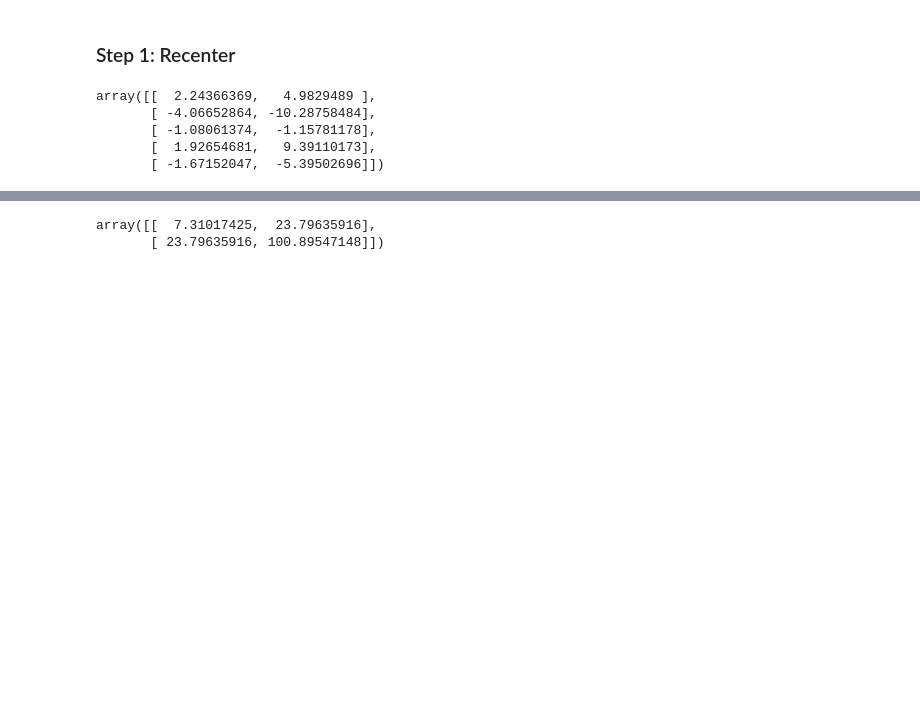
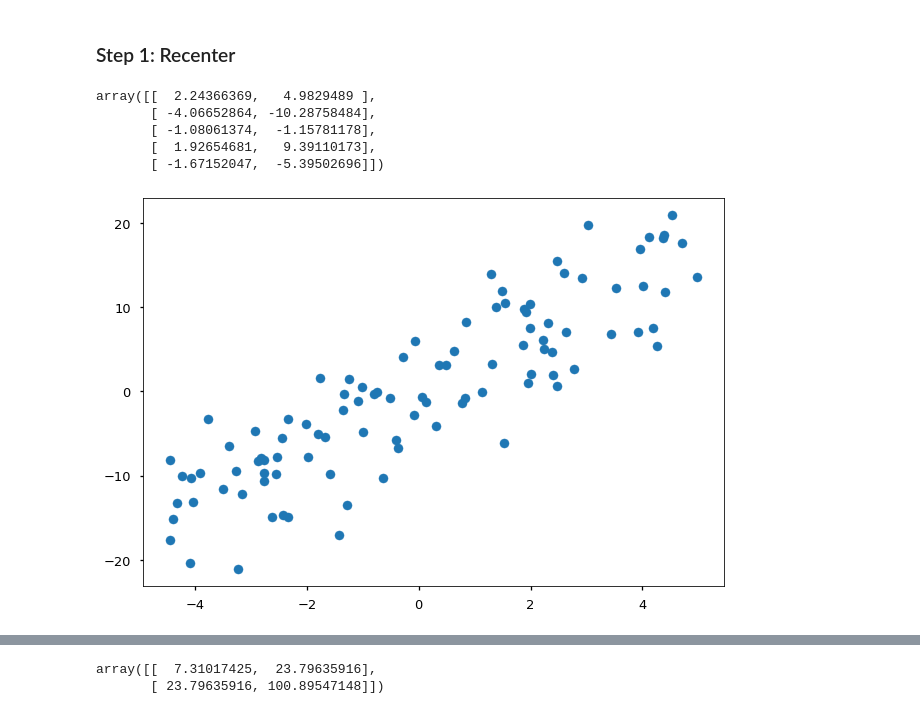
Before and after one commit to cwf231/StudyGroups, a Jupyter notebook: StudyGroupNotes/Phase_4/4.33_pca_curse_of_dimensionality.ipynb, the cells around one changed output, grey strips where cells are left out. Saved outputs shown, nothing was run; the diff lists cells and outputs as text; code cells hidden in the pictures; blank space fills up the shorter version.

```diff
--- a/StudyGroupNotes/Phase_4/4.33_pca_curse_of_dimensionality.ipynb
+++ b/StudyGroupNotes/Phase_4/4.33_pca_curse_of_dimensionality.ipynb
@@ -82,6 +82,10 @@ array([[  2.24366369,   4.9829489 ],
        [ -1.08061374,  -1.15781178],
        [  1.92654681,   9.39110173],
        [ -1.67152047,  -5.39502696]])
+# %%
+plt.scatter(X_recentered[:, 0], X_recentered[:, 1]);
+# %% [output]
+[figure, added]
 # %% [markdown]
 ### Step 2: Covariance
 
```
Also changed, not shown: parts of 6 cells of this notebook.
